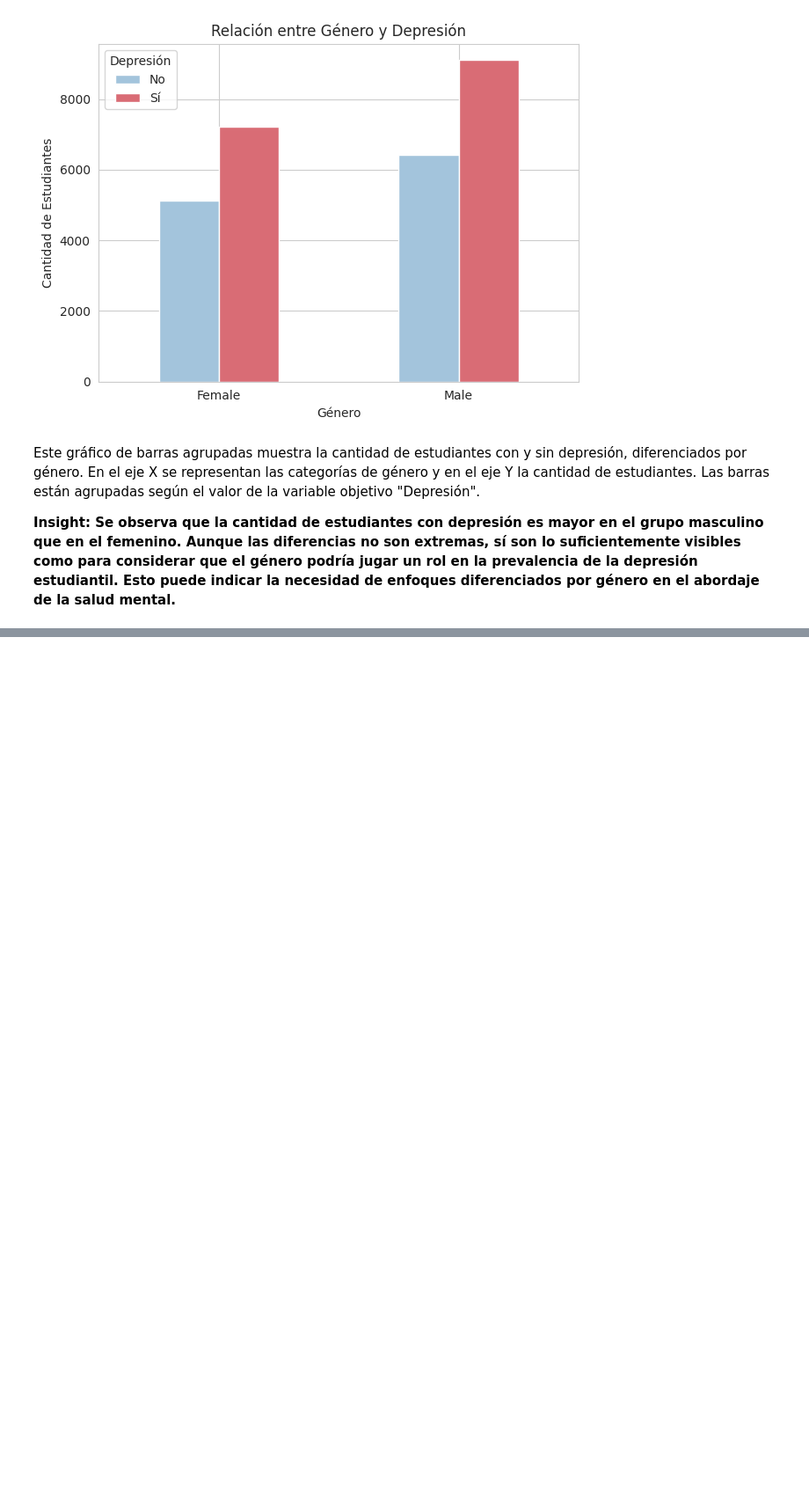
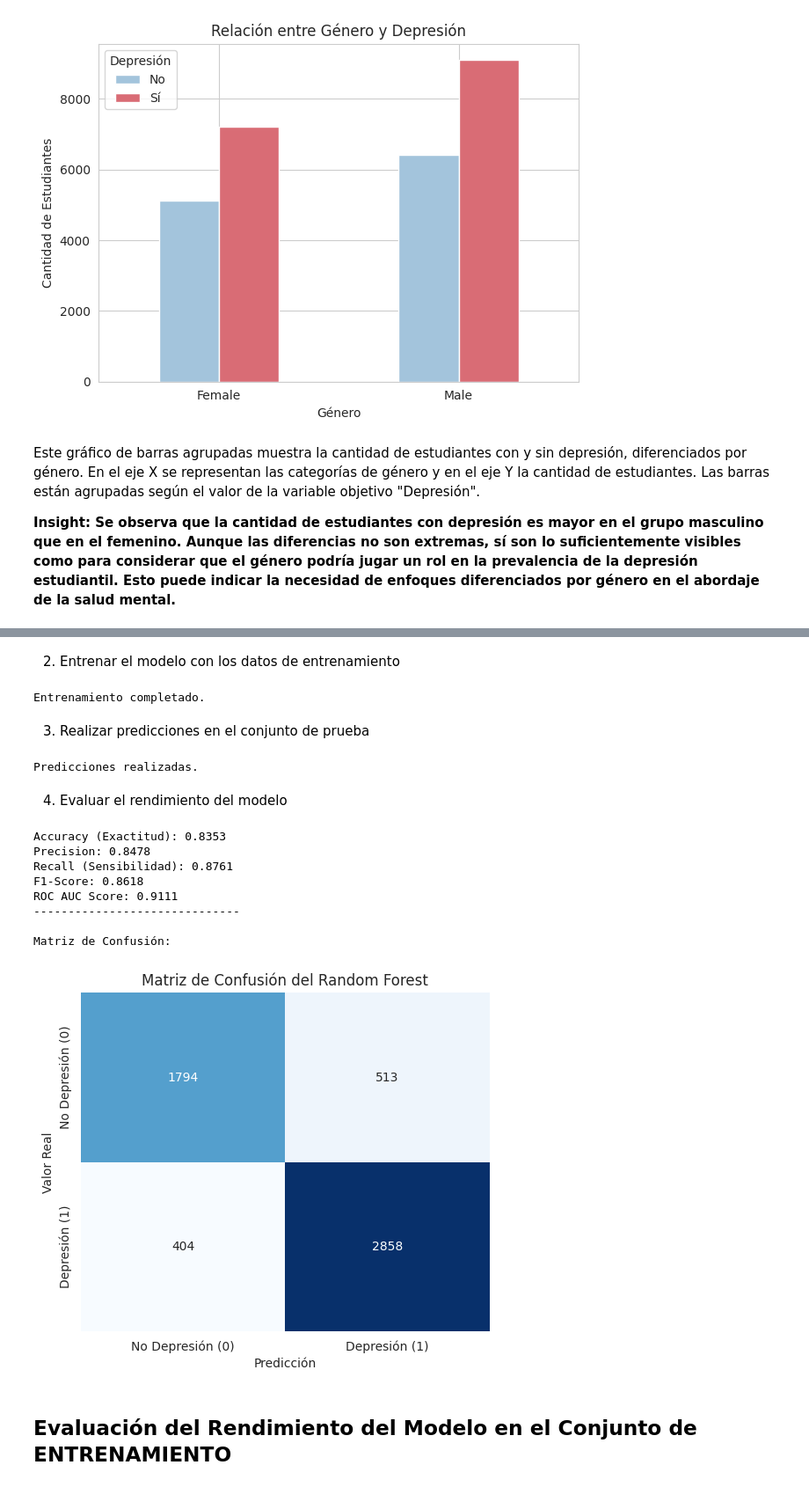
Before and after one commit to FlorMauves/ProyectoDS_StudentDepression_MauvesinTogel, a Jupyter notebook: ProyectoDS_StudenDepression_MauvesinTogel.ipynb, the cells around one changed output, grey strips where cells are left out. Shown at 88% size. Saved outputs shown, nothing was run; the diff lists cells and outputs as text; code cells hidden in the pictures; blank space fills up the shorter version.

```diff
--- a/ProyectoDS_StudenDepression_MauvesinTogel.ipynb
+++ b/ProyectoDS_StudenDepression_MauvesinTogel.ipynb
@@ -778,0 +1308,8 @@ Se observa que la cantidad de estudiantes con depresión es mayor en el grupo ma
+# %%
+from sklearn.ensemble import RandomForestClassifier
+from sklearn.metrics import accuracy_score, precision_score, recall_score, f1_score, roc_auc_score, confusion_matrix
+
+# random_state asegura que los resultados sean reproducibles
+# n_estimators: número de árboles en el bosque (un buen punto de partida es 100)
+# class_weight='balanced' es útil si las clases están desbalanceadas (aunque la tuya no lo está mucho, es una buena práctica)
+rf_model = RandomForestClassifier(n_estimators=100, random_state=42, class_weight='balanced')
@@ -778,0 +1339,59 @@ Se observa que la cantidad de estudiantes con depresión es mayor en el grupo ma
+# %% [markdown]
+2. Entrenar el modelo con los datos de entrenamiento
+# %%
+# Entrenando el modelo Random Forest
+rf_model.fit(X_train, y_train)
+print("Entrenamiento completado.")
+# %% [output]
+Entrenamiento completado.
+# %% [markdown]
+3. Realizar predicciones en el conjunto de prueba
+# %%
+# Realizando predicciones en el conjunto de prueba
+y_pred = rf_model.predict(X_test)
+y_pred_proba = rf_model.predict_proba(X_test)[:, 1] # Probabilidades para la clase positiva (Depresión=1)
+print("Predicciones realizadas.")
+# %% [output]
+Predicciones realizadas.
+# %% [markdown]
+4. Evaluar el rendimiento del modelo
+# %%
+# Evaluación del Rendimiento del Modelo
+# Métricas de clasificación
+accuracy = accuracy_score(y_test, y_pred)
+precision = precision_score(y_test, y_pred)
+recall = recall_score(y_test, y_pred)
+f1 = f1_score(y_test, y_pred)
+roc_auc = roc_auc_score(y_test, y_pred_proba)
+
+print(f"Accuracy (Exactitud): {accuracy:.4f}")
+print(f"Precision: {precision:.4f}")
+print(f"Recall (Sensibilidad): {recall:.4f}")
+print(f"F1-Score: {f1:.4f}")
+print(f"ROC AUC Score: {roc_auc:.4f}")
+print("-" * 30)
+
+# Matriz de Confusión (para entender los errores)
+print("\nMatriz de Confusión:")
+cm = confusion_matrix(y_test, y_pred)
+plt.figure(figsize=(6, 5))
+sns.heatmap(cm, annot=True, fmt="d", cmap="Blues", cbar=False,
+            xticklabels=['No Depresión (0)', 'Depresión (1)'],
+            yticklabels=['No Depresión (0)', 'Depresión (1)'])
+plt.xlabel('Predicción')
+plt.ylabel('Valor Real')
+plt.title('Matriz de Confusión del Random Forest')
+plt.show()
+# %% [output]
+Accuracy (Exactitud): 0.8353
+Precision: 0.8478
+Recall (Sensibilidad): 0.8761
+F1-Score: 0.8618
+ROC AUC Score: 0.9111
+------------------------------
+
+Matriz de Confusión:
+[figure, added]
+# %% [markdown]
+
+## Evaluación del Rendimiento del Modelo en el Conjunto de ENTRENAMIENTO
```
Also changed, not shown: parts of 69 cells of this notebook.
